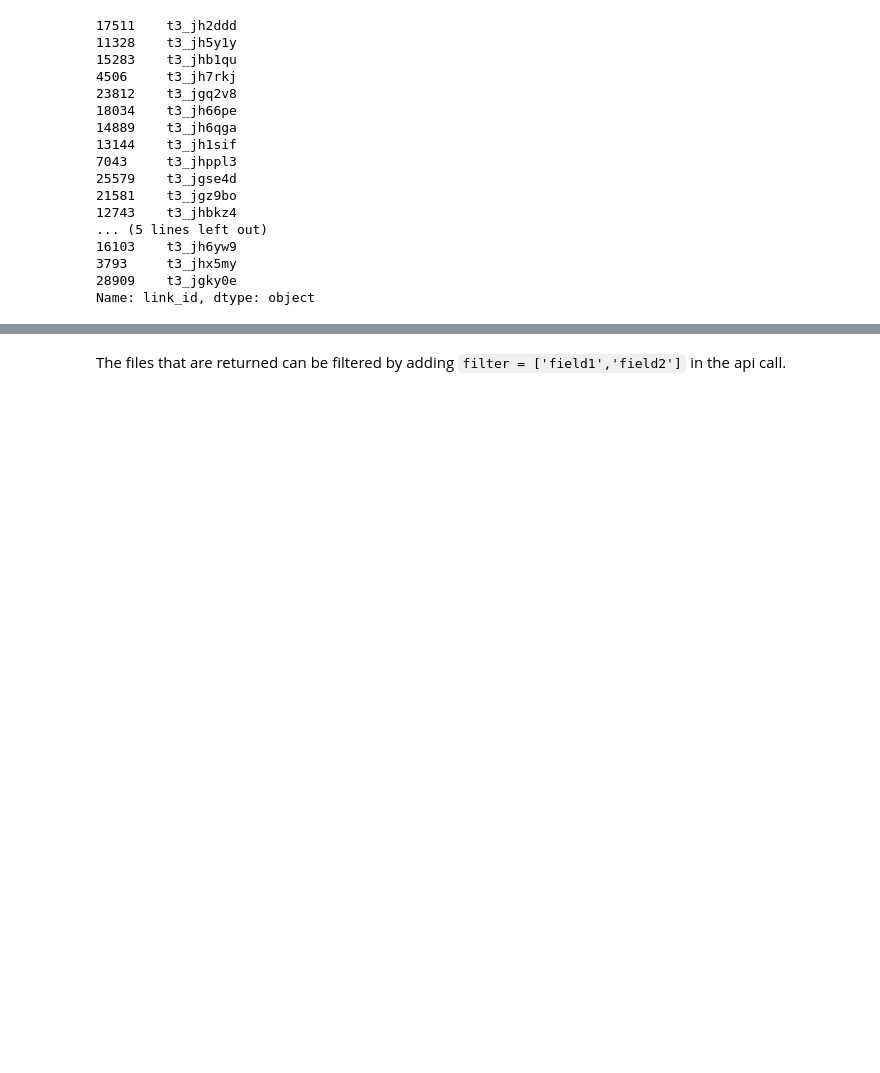
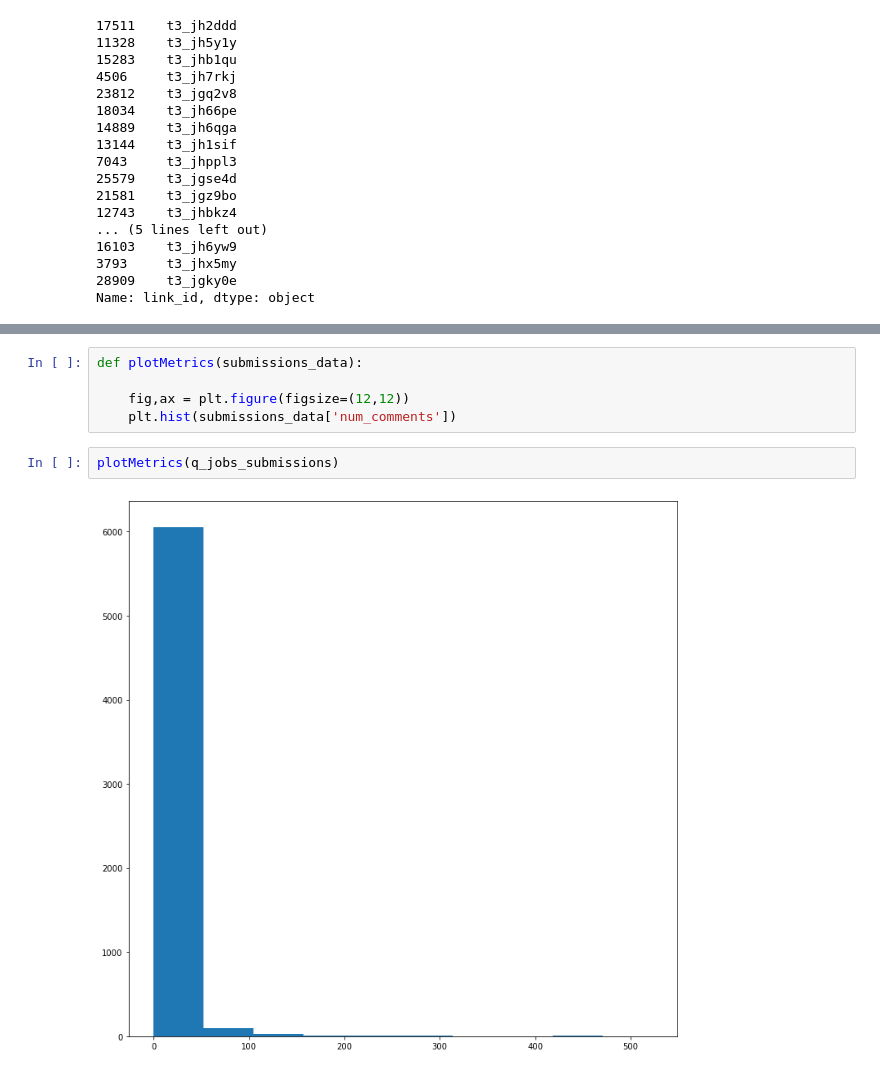
Before and after one commit to factitious/survey_v_social_media, a Jupyter notebook: Methods/Scripts/Reddit/usageOverview.ipynb, the cells around one changed output, grey strips where cells are left out. Drawn from its saved outputs; the diff is of its cells as text; blank space fills up the shorter version.

````diff
--- a/Methods/Scripts/Reddit/usageOverview.ipynb
+++ b/Methods/Scripts/Reddit/usageOverview.ipynb
@@ -407,2 +825,9 @@ Index(['author', 'created_utc', 'subreddit', 'title', 'url', 'created'], dtype='
-# %% [markdown]
-The files that are returned can be filtered by adding ```filter = ['field1','field2']``` in the api call.
+# %%
+def plotMetrics(submissions_data):
+
+    fig,ax = plt.figure(figsize=(12,12))
+    plt.hist(submissions_data['num_comments'])
+# %%
+plotMetrics(q_jobs_submissions)
+# %% [output]
+[figure, added]
````
Also changed, not shown: parts of 59 cells of this notebook.
